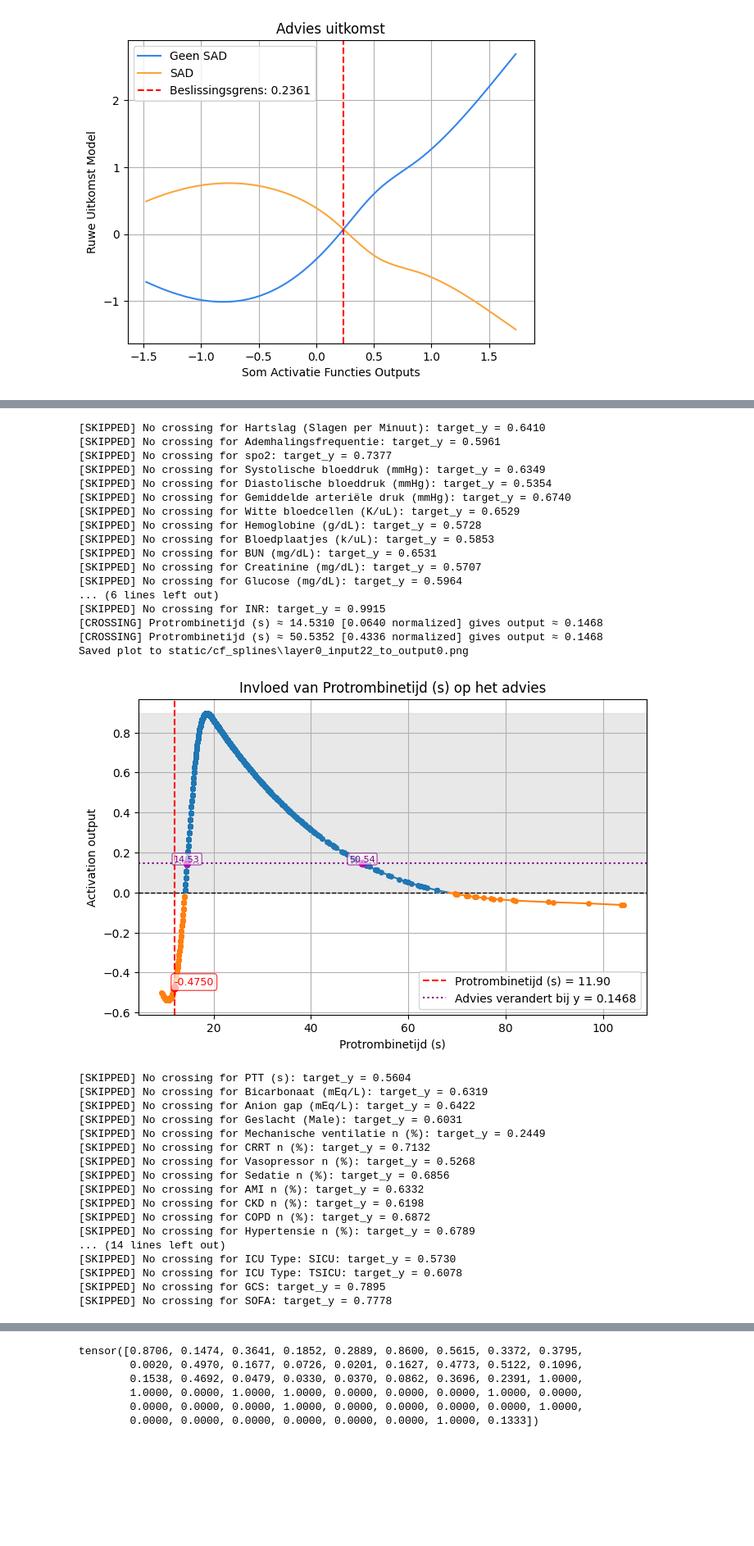
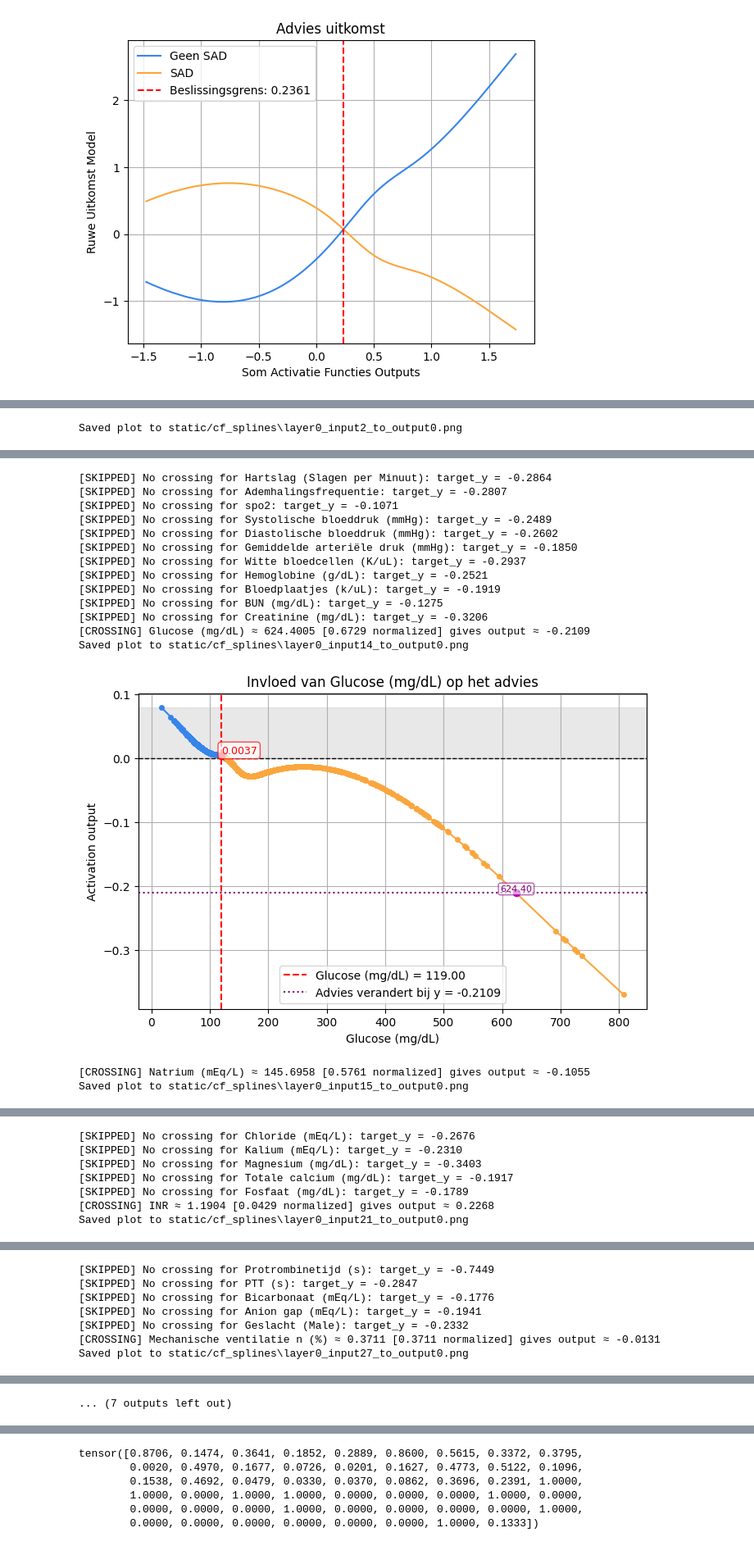
Before and after one commit to TaravMierlo/KAN, a Jupyter notebook: KAN_on_SAD.ipynb, the cells around one changed output, grey strips where cells are left out. Shown at 82% size. Cells and saved outputs as stored; diff of their text form; code cells hidden in the pictures; blank space fills up the shorter version.

```diff
--- a/KAN_on_SAD.ipynb
+++ b/KAN_on_SAD.ipynb
@@ -1466 +1459,3 @@ plt.show()
+# %%
+patient10 = test_data[9]
 # %%
@@ -1471,3 +1467,0 @@ TypeError: explain_spline_output() got an unexpected keyword argument 'combined'
-# %%
-patient10 = test_data[10]
-patient10
@@ -1481,3 +1468,5 @@ tensor([0.8706, 0.1474, 0.1935, 0.1852, 0.2889, 0.8600, 0.5615, 0.3372, 0.3795,
+# %%
+patient2 = test_data[1]
 # %%
 print(f"The prediction flips at: {x_flip}")
 
@@ -1541,10 +1530,6 @@ def explain_spline_cf(
         else:
             print(f"[SKIPPED] x = {x_real:.2f} is outside the spline range.")
             return
-
-    # Plotting
-    blue = 'tab:blue'
-    orange = 'tab:orange'
 
     plt.figure(figsize=(8, 5))
     plt.axhspan(0, max(y_vals.max(), 0), color='lightgray', alpha=0.5)
@@ -1629,7 +1614,7 @@ def explain_spline_cf(
 # Loop through features and generate/save plots
 for f_index in range(len(original_data.columns.tolist()) - 1):
     f_min, f_max = feature_bounds[f_index]
-    x_norm_val = patient10[f_index].item()
+    x_norm_val = patient2[f_index].item()
 
     explain_spline_cf(
         model, 0, f_index, 0, f_min, f_max,
@@ -1645,0 +1628 @@ Saved plot to static/cf_splines\layer0_input2_to_output0.png
+Saved plot to static/cf_splines\layer0_input2_to_output0.png
@@ -1647,35 +1630,16 @@ Saved plot to static/cf_splines\layer0_input2_to_output0.png
-[SKIPPED] No crossing for Hartslag (Slagen per Minuut): target_y = 0.6410
-[SKIPPED] No crossing for Ademhalingsfrequentie: target_y = 0.5961
-[SKIPPED] No crossing for spo2: target_y = 0.7377
-[SKIPPED] No crossing for Systolische bloeddruk (mmHg): target_y = 0.6349
-[SKIPPED] No crossing for Diastolische bloeddruk (mmHg): target_y = 0.5354
-[SKIPPED] No crossing for Gemiddelde arteriële druk (mmHg): target_y = 0.6740
-[SKIPPED] No crossing for Witte bloedcellen (K/uL): target_y = 0.6529
-[SKIPPED] No crossing for Hemoglobine (g/dL): target_y = 0.5728
-[SKIPPED] No crossing for Bloedplaatjes (k/uL): target_y = 0.5853
-[SKIPPED] No crossing for BUN (mg/dL): target_y = 0.6531
-[SKIPPED] No crossing for Creatinine (mg/dL): target_y = 0.5707
-[SKIPPED] No crossing for Glucose (mg/dL): target_y = 0.5964
-... (6 lines left out)
-[SKIPPED] No crossing for INR: target_y = 0.9915
-[CROSSING] Protrombinetijd (s) ≈ 14.5310 [0.0640 normalized] gives output ≈ 0.1468
-[CROSSING] Protrombinetijd (s) ≈ 50.5352 [0.4336 normalized] gives output ≈ 0.1468
-Saved plot to static/cf_splines\layer0_input22_to_output0.png
+[SKIPPED] No crossing for Hartslag (Slagen per Minuut): target_y = -0.2864
+[SKIPPED] No crossing for Ademhalingsfrequentie: target_y = -0.2807
+[SKIPPED] No crossing for spo2: target_y = -0.1071
+[SKIPPED] No crossing for Systolische bloeddruk (mmHg): target_y = -0.2489
+[SKIPPED] No crossing for Diastolische bloeddruk (mmHg): target_y = -0.2602
+[SKIPPED] No crossing for Gemiddelde arteriële druk (mmHg): target_y = -0.1850
+[SKIPPED] No crossing for Witte bloedcellen (K/uL): target_y = -0.2937
+[SKIPPED] No crossing for Hemoglobine (g/dL): target_y = -0.2521
+[SKIPPED] No crossing for Bloedplaatjes (k/uL): target_y = -0.1919
+[SKIPPED] No crossing for BUN (mg/dL): target_y = -0.1275
+[SKIPPED] No crossing for Creatinine (mg/dL): target_y = -0.3206
+[CROSSING] Glucose (mg/dL) ≈ 624.4005 [0.6729 normalized] gives output ≈ -0.2109
+Saved plot to static/cf_splines\layer0_input14_to_output0.png
-[figure, old version]
+[figure, new version]
-[SKIPPED] No crossing for PTT (s): target_y = 0.5604
-[SKIPPED] No crossing for Bicarbonaat (mEq/L): target_y = 0.6319
-[SKIPPED] No crossing for Anion gap (mEq/L): target_y = 0.6422
-[SKIPPED] No crossing for Geslacht (Male): target_y = 0.6031
-[SKIPPED] No crossing for Mechanische ventilatie n (%): target_y = 0.2449
-[SKIPPED] No crossing for CRRT n (%): target_y = 0.7132
-[SKIPPED] No crossing for Vasopressor n (%): target_y = 0.5268
-[SKIPPED] No crossing for Sedatie n (%): target_y = 0.6856
-[SKIPPED] No crossing for AMI n (%): target_y = 0.6332
-[SKIPPED] No crossing for CKD n (%): target_y = 0.6198
-[SKIPPED] No crossing for COPD n (%): target_y = 0.6872
-[SKIPPED] No crossing for Hypertensie n (%): target_y = 0.6789
-... (14 lines left out)
-[SKIPPED] No crossing for ICU Type: SICU: target_y = 0.5730
-[SKIPPED] No crossing for ICU Type: TSICU: target_y = 0.6078
-[SKIPPED] No crossing for GCS: target_y = 0.7895
-[SKIPPED] No crossing for SOFA: target_y = 0.7778
+[CROSSING] Natrium (mEq/L) ≈ 145.6958 [0.5761 normalized] gives output ≈ -0.1055
+Saved plot to static/cf_splines\layer0_input15_to_output0.png
@@ -1681,0 +1647,7 @@ Saved plot to static/cf_splines\layer0_input22_to_output0.png
+[SKIPPED] No crossing for Chloride (mEq/L): target_y = -0.2676
+[SKIPPED] No crossing for Kalium (mEq/L): target_y = -0.2310
+[SKIPPED] No crossing for Magnesium (mg/dL): target_y = -0.3403
+[SKIPPED] No crossing for Totale calcium (mg/dL): target_y = -0.1917
+[SKIPPED] No crossing for Fosfaat (mg/dL): target_y = -0.1789
+[CROSSING] INR ≈ 1.1904 [0.0429 normalized] gives output ≈ 0.2268
+Saved plot to static/cf_splines\layer0_input21_to_output0.png
@@ -1681,0 +1655,7 @@ Saved plot to static/cf_splines\layer0_input22_to_output0.png
+[SKIPPED] No crossing for Protrombinetijd (s): target_y = -0.7449
+[SKIPPED] No crossing for PTT (s): target_y = -0.2847
+[SKIPPED] No crossing for Bicarbonaat (mEq/L): target_y = -0.1776
+[SKIPPED] No crossing for Anion gap (mEq/L): target_y = -0.1941
+[SKIPPED] No crossing for Geslacht (Male): target_y = -0.2332
+[CROSSING] Mechanische ventilatie n (%) ≈ 0.3711 [0.3711 normalized] gives output ≈ -0.0131
+Saved plot to static/cf_splines\layer0_input27_to_output0.png
@@ -1681,0 +1674 @@ Saved plot to static/cf_splines\layer0_input22_to_output0.png
+... (7 outputs left out)
```
Also changed, not shown: parts of 29 cells of this notebook, 3 other files.
